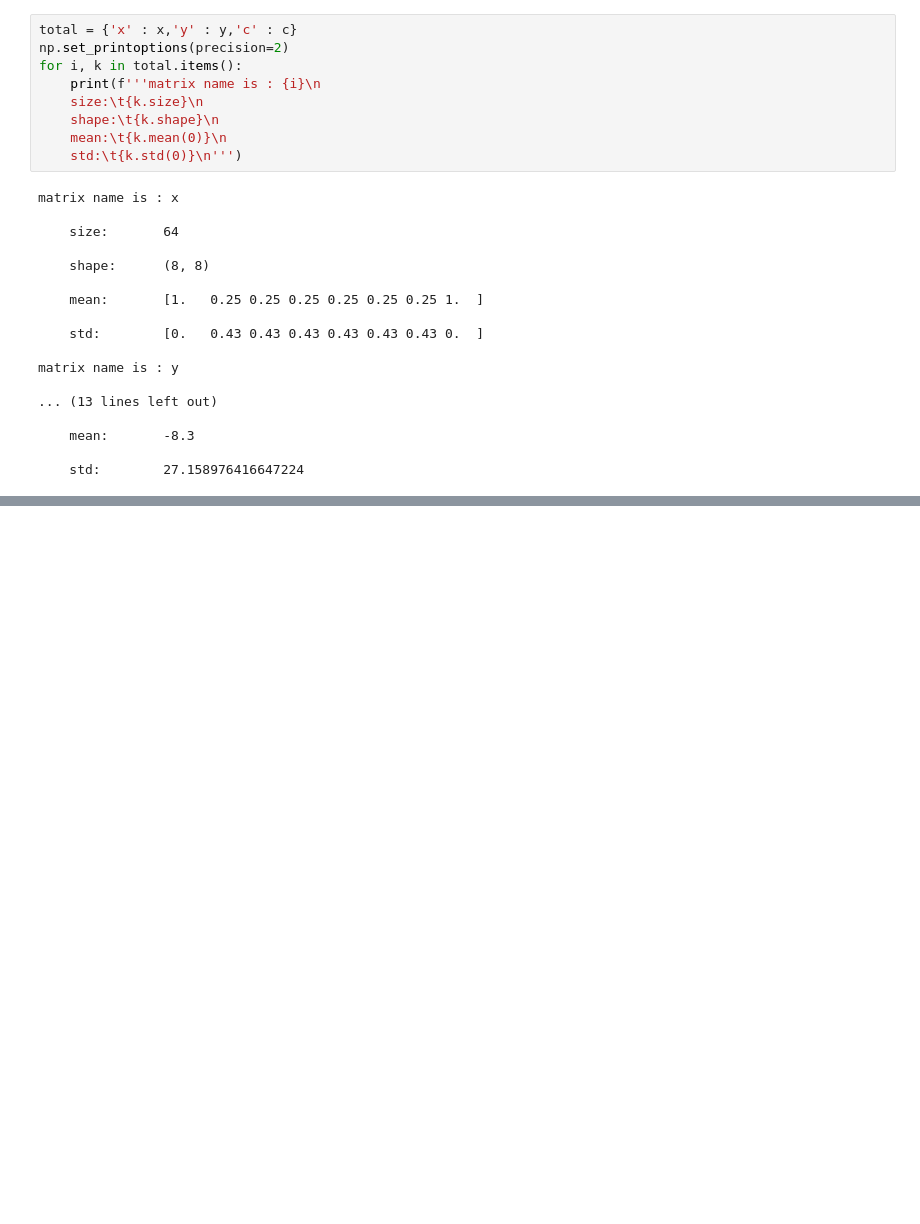
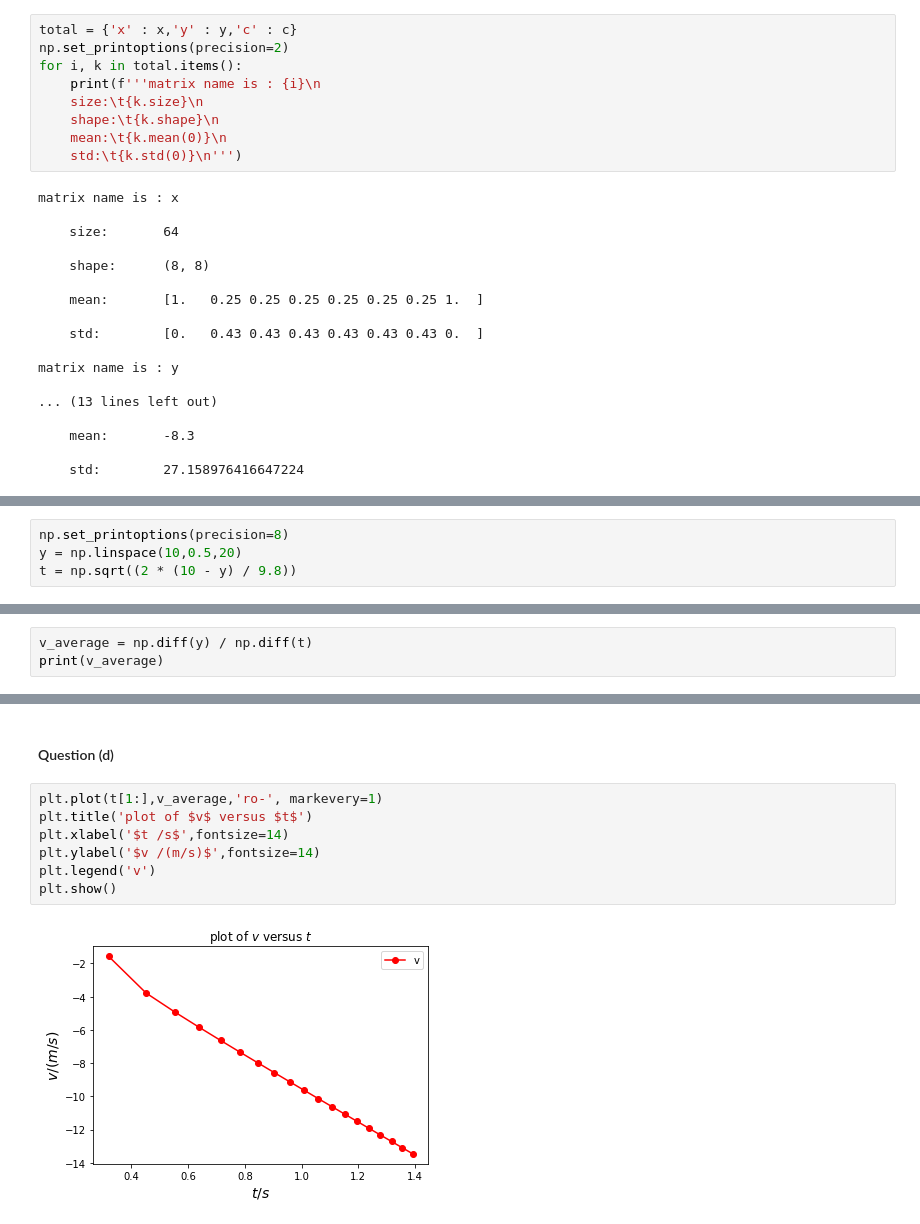
Before and after one commit to VIoletYisi/CaiJiBaoTuan, a Jupyter notebook: Violet_Yisi/Homework/Second/Homework.ipynb, the cells around one changed output, grey strips where cells are left out. Drawn from its saved outputs; the diff is of its cells as text; blank space fills up the shorter version.

```diff
--- a/Violet_Yisi/Homework/Second/Homework.ipynb
+++ b/Violet_Yisi/Homework/Second/Homework.ipynb
@@ -105,0 +165,4 @@ n       p                       n p
+# %%
+np.set_printoptions(precision=8)
+y = np.linspace(10,0.5,20)
+t = np.sqrt((2 * (10 - y) / 9.8))
@@ -105,0 +210,3 @@ n       p                       n p
+# %%
+v_average = np.diff(y) / np.diff(t)
+print(v_average)
@@ -105,0 +229,11 @@ n       p                       n p
+# %% [markdown]
+#### Question (d)
+# %%
+plt.plot(t[1:],v_average,'ro-', markevery=1)
+plt.title('plot of $v$ versus $t$')
+plt.xlabel('$t /s$',fontsize=14)
+plt.ylabel('$v /(m/s)$',fontsize=14)
+plt.legend('v')
+plt.show()
+# %% [output]
+[figure, added]
```
Also changed, not shown: parts of 30 cells of this notebook, 6 other files.
